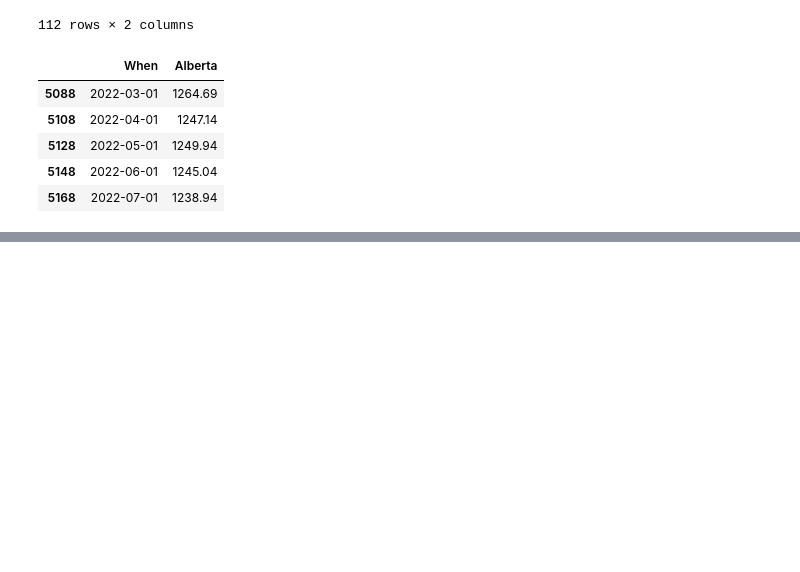
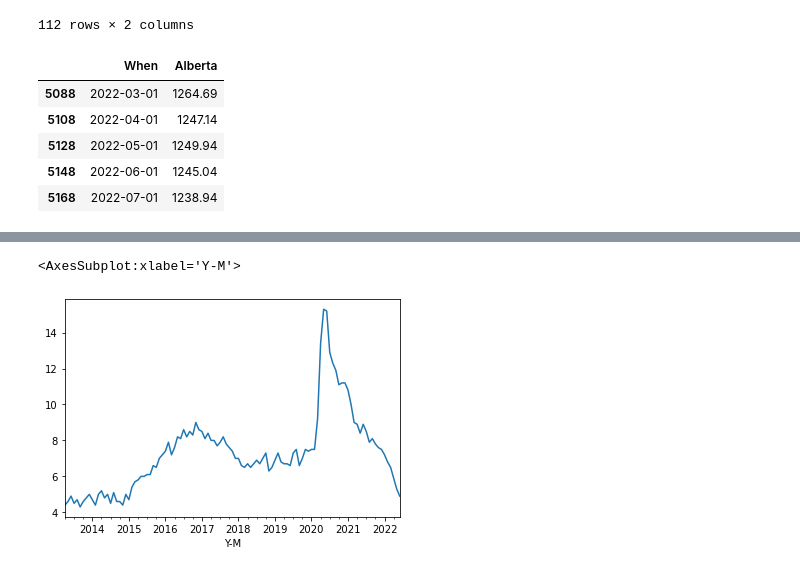
Before and after one commit to thehhe/DATA_601_project, a Jupyter notebook: EconomicDataTask.ipynb, the cells around one changed output, grey strips where cells are left out. Drawn from its saved outputs; the diff is of its cells as text; code cells hidden in the pictures; blank space fills up the shorter version.

```diff
--- a/EconomicDataTask.ipynb
+++ b/EconomicDataTask.ipynb
@@ -269,0 +332,6 @@ shdf2=shdf.groupby(['Y-M'].agg['
+# %%
+series=a3["Unemployment AB"]
+series.plot()
+# %% [output]
+<AxesSubplot:xlabel='Y-M'>
+[figure, added]
```
Also changed, not shown: parts of 32 cells of this notebook.
